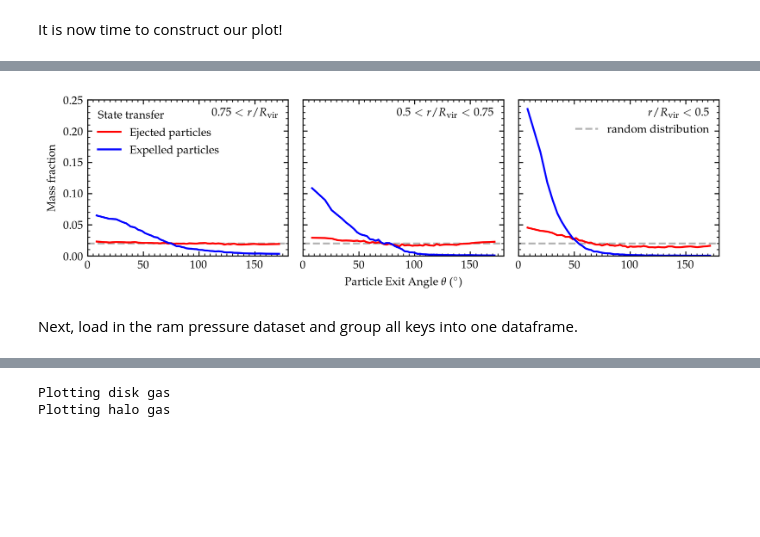
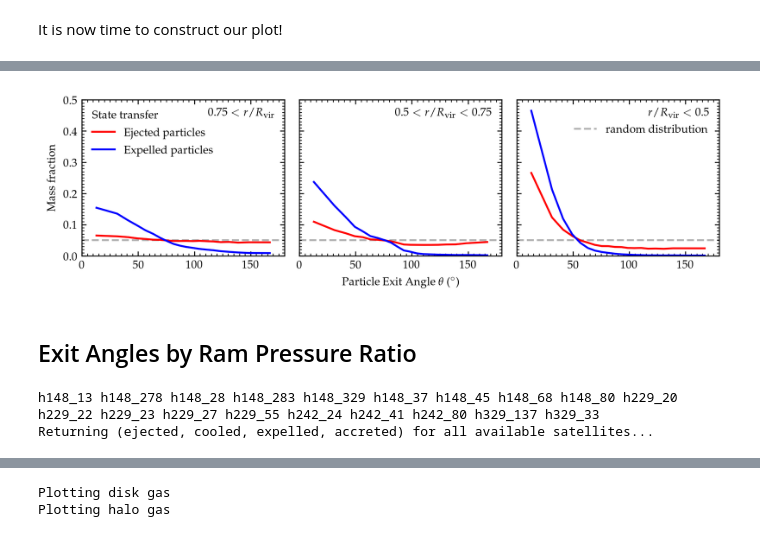
Before and after one commit to hollisakins/Justice_League_Code, a Jupyter notebook: Analysis/RamPressure/ExitAngle.ipynb, the cells around one changed output, grey strips where cells are left out. Saved outputs shown, nothing was run; the diff lists cells and outputs as text; code cells hidden in the pictures; blank space fills up the shorter version.

```diff
--- a/Analysis/RamPressure/ExitAngle.ipynb
+++ b/Analysis/RamPressure/ExitAngle.ipynb
@@ -12,14 +11,0 @@ The goal of this code is the explore the directionality of gas particles exiting
-# %%
-from tracking.analysis import * # custom module which includes my analysis functions
-import numpy as np
-import pandas as pd
-import matplotlib.pyplot as plt
-import matplotlib as mpl
-import pickle
-
-mpl.rc('font',**{'family':'serif','monospace':['Palatino']})
-mpl.rc('text', usetex=True)
-plt.rcParams['figure.constrained_layout.use'] = False
-mpl.rcParams.update({'font.size': 9})
-
-age = 13.800797497330507
@@ -306,5 +119,5 @@ ejected.head()
 # %%
-N = 50 # more bins than Bahé et al since we have lots of particles
+N = 20 # more bins than Bahé et al since we have lots of particles
 theta1,theta2 = 0,0 # initialize
 bins = np.array([theta1])
 while theta2 < 3.14:
@@ -327,8 +140,7 @@ pos_rel = (sat_pos - host_pos)
 pos_mag2 = np.sqrt(pos_rel[:,0]**2 + pos_rel[:,1]**2 + pos_rel[:,2]**2)
 pos_mag2 /= np.array(expelled.hostRvir)
 
-
-fig,ax = plt.subplots(1,3, dpi=300, figsize=(7.5,2.2), sharey=True, constrained_layout=True)
+fig,ax = plt.subplots(1,3, dpi=300, figsize=(7.5,2.2), sharey=True)
 
 # leftmost ax will be r > 0.75
 ax[0].annotate(r'$0.75 < r/R_{\rm vir}$',(0.95,0.95),xycoords='axes fraction',ha='right',va='top')
@@ -359,40 +171,49 @@ ax[2].annotate(r'$r/R_{\rm vir} < 0.5$',(0.95,0.95),xycoords='axes fraction',ha=
 cond = pos_mag1 < 0.5
 y1, bins = np.histogram(ejected.angle[cond], bins=bins, weights=ejected.mass[cond]/np.sum(ejected.mass[cond]))
 ax[2].plot(bincenters, y1, color='r')
 
 cond = pos_mag2 < 0.5
 y2, bins = np.histogram(expelled.angle[cond], bins=bins, weights=expelled.mass[cond]/np.sum(expelled.mass[cond]))
 ax[2].plot(bincenters, y2, color='b')
 
 
 # plot the line that represents a random distribution
 percent = 1/N
 ax[0].plot([0,180],[percent,percent],linestyle='--',color='0.7',zorder=-1)
 ax[1].plot([0,180],[percent,percent],linestyle='--',color='0.7',zorder=-1)
 ax[2].plot([0,180],[percent,percent],linestyle='--',color='0.7',zorder=-1, label='random distribution')
 
 # add legends
-leg1 = ax[0].legend(title=r'State transfer', frameon=False, loc='upper left')
+leg1 = ax[0].legend(title='State transfer', loc='upper left')
 leg1._legend_box.align = 'left'
-ax[2].legend(frameon=False, loc=(0.26,0.74))
+ax[2].legend(loc=(0.26,0.74))
 
 # labels and ticks and such
 ax[1].set_xlabel(r'Particle Exit Angle $\theta$ ($^\circ$)')
 ax[0].set_ylabel('Mass fraction')
 for a in ax:
     a.set_xlim(0,180)
-    a.set_ylim(0,0.25)
+    a.set_ylim(0,0.5)
 
     a.xaxis.set_minor_locator(mpl.ticker.MultipleLocator(5))
     a.yaxis.set_minor_locator(mpl.ticker.MultipleLocator(0.01))
-    a.tick_params(direction='in',which='both',right=True,top=True)
 
 # plt.savefig('plots/theta_allsats_byR.pdf')
 plt.show()
 # %% [output]
-[figure, old version]
+[figure, new version]
-# %% [markdown]
-Next, load in the ram pressure dataset and group all keys into one dataframe.
+# %% [markdown]
+## Exit Angles by Ram Pressure Ratio <a class="anchor" id="rampressure"></a>
+# %%
+keys_sample = ['h148_13','h148_28','h148_37','h148_45','h148_68','h148_80','h148_283','h148_278','h148_329','h229_20',
+               'h229_22','h229_23','h229_27','h229_55','h242_24','h242_41','h242_80','h329_33','h329_137']
+
+ejected, cooled, expelled, accreted = read_all_ejected_expelled()
+ejected = ejected[np.isin(ejected.key, keys_sample)]
+expelled = expelled[np.isin(expelled.key, keys_sample)]
+# %% [output]
+h148_13 h148_278 h148_28 h148_283 h148_329 h148_37 h148_45 h148_68 h148_80 h229_20 h229_22 h229_23 h229_27 h229_55 h242_24 h242_41 h242_80 h329_137 h329_33
+Returning (ejected, cooled, expelled, accreted) for all available satellites...
 # %%
 path = '../../Data/ram_pressure.hdf5'
 ram_pressure = pd.DataFrame()
```
Also changed, not shown: parts of 81 cells of this notebook, 45 other files.
